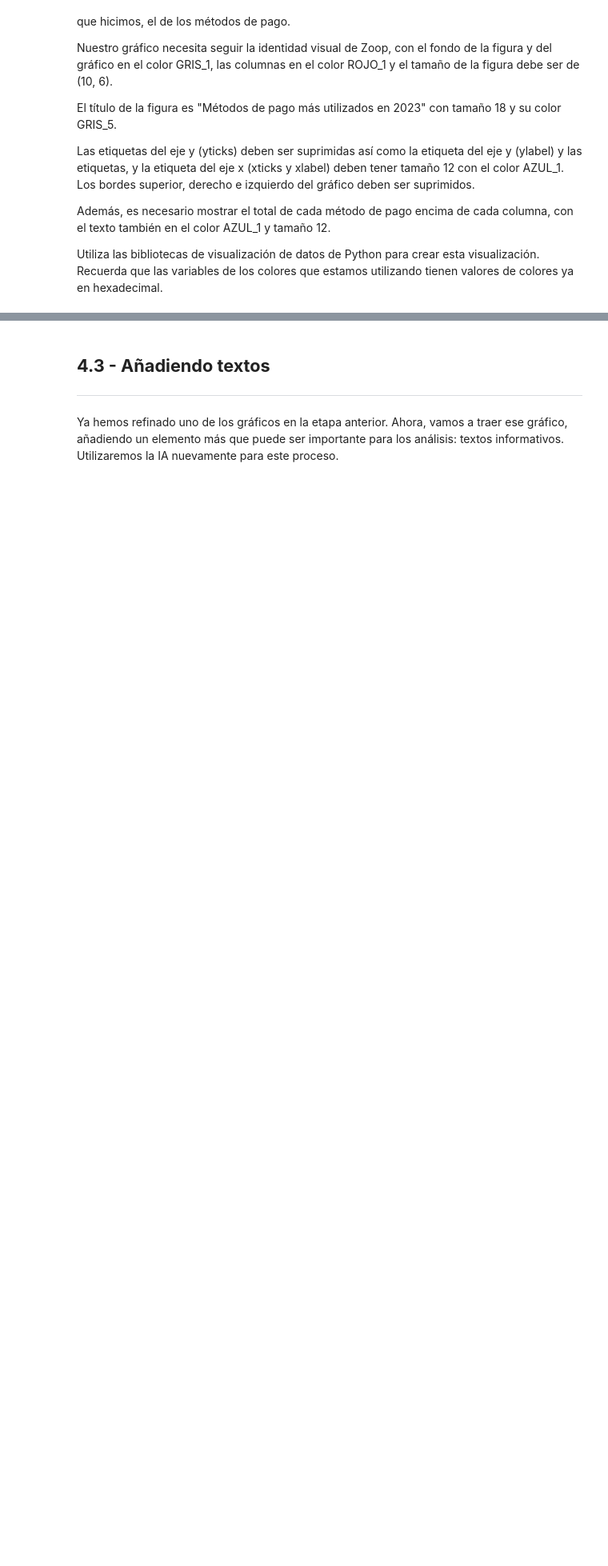
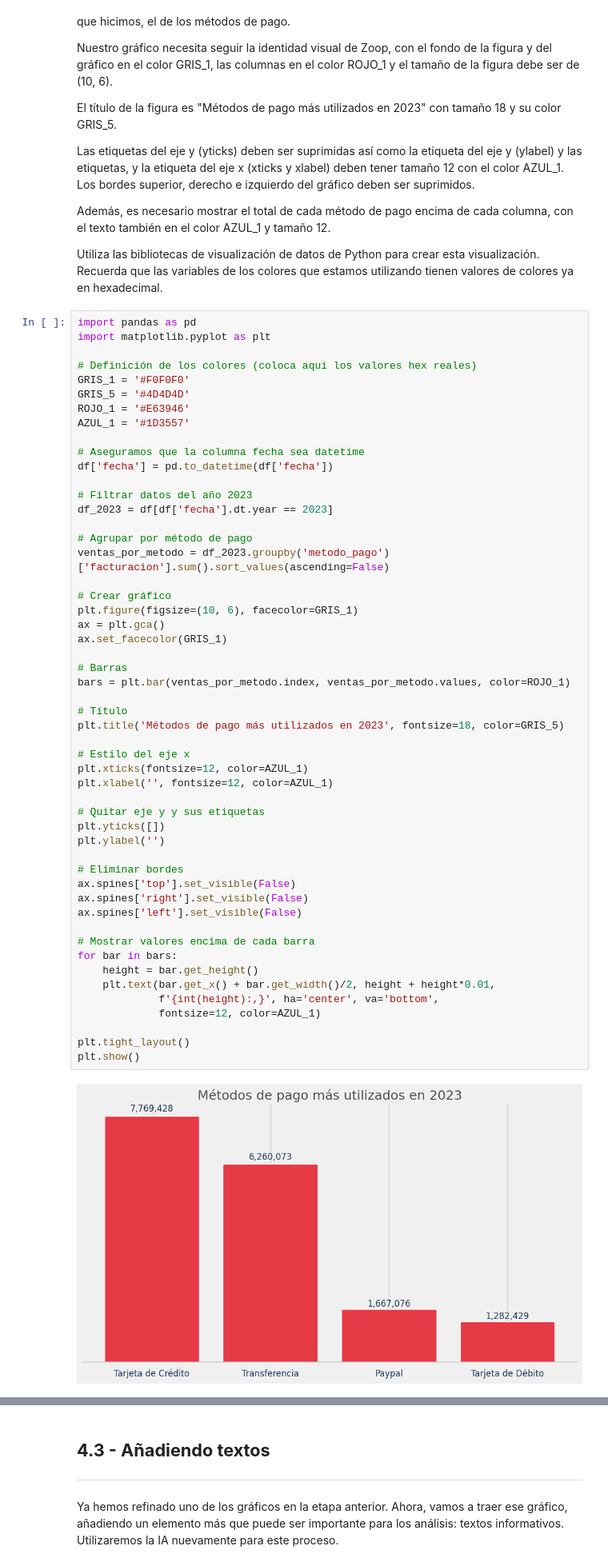
Before and after one commit to gloriagutierrez2025/IA-aplicada-a-la-ciencia-de-datos, a Jupyter notebook: IA_aplicada_a_ciencia_de_datos.ipynb, the cells around one changed output, grey strips where cells are left out. Shown at 80% size. Saved outputs shown, nothing was run; the diff lists cells and outputs as text; blank space fills up the shorter version.

```diff
--- a/IA_aplicada_a_ciencia_de_datos.ipynb
+++ b/IA_aplicada_a_ciencia_de_datos.ipynb
@@ -1030,6 +1030,60 @@ Las etiquetas del eje y (yticks) deben ser suprimidas así como la etiqueta del
 Además, es necesario mostrar el total de cada método de pago encima de cada columna, con el texto también en el color AZUL_1 y tamaño 12.
 
 Utiliza las bibliotecas de visualización de datos de Python para crear esta visualización. Recuerda que las variables de los colores que estamos utilizando tienen valores de colores ya en hexadecimal.
+# %%
+import pandas as pd
+import matplotlib.pyplot as plt
+
+# Definición de los colores (coloca aquí los valores hex reales)
+GRIS_1 = '#F0F0F0'
+GRIS_5 = '#4D4D4D'
+ROJO_1 = '#E63946'
+AZUL_1 = '#1D3557'
+
+# Aseguramos que la columna fecha sea datetime
+df['fecha'] = pd.to_datetime(df['fecha'])
+
+# Filtrar datos del año 2023
+df_2023 = df[df['fecha'].dt.year == 2023]
+
+# Agrupar por método de pago
+ventas_por_metodo = df_2023.groupby('metodo_pago')['facturacion'].sum().sort_values(ascending=False)
+
+# Crear gráfico
+plt.figure(figsize=(10, 6), facecolor=GRIS_1)
+ax = plt.gca()
+ax.set_facecolor(GRIS_1)
+
+# Barras
+bars = plt.bar(ventas_por_metodo.index, ventas_por_metodo.values, color=ROJO_1)
+
+# Título
+plt.title('Métodos de pago más utilizados en 2023', fontsize=18, color=GRIS_5)
+
+# Estilo del eje x
+plt.xticks(fontsize=12, color=AZUL_1)
+plt.xlabel('', fontsize=12, color=AZUL_1)
+
+# Quitar eje y y sus etiquetas
+plt.yticks([])
+plt.ylabel('')
+
+# Eliminar bordes
+ax.spines['top'].set_visible(False)
+ax.spines['right'].set_visible(False)
+ax.spines['left'].set_visible(False)
+
+# Mostrar valores encima de cada barra
+for bar in bars:
+    height = bar.get_height()
+    plt.text(bar.get_x() + bar.get_width()/2, height + height*0.01,
+             f'{int(height):,}', ha='center', va='bottom',
+             fontsize=12, color=AZUL_1)
+
+plt.tight_layout()
+plt.show()
+# %% [output]
+[figure, added]
 # %% [markdown]
 <font color="7b71ff" size=4> Comentarios: </font>
 
```
